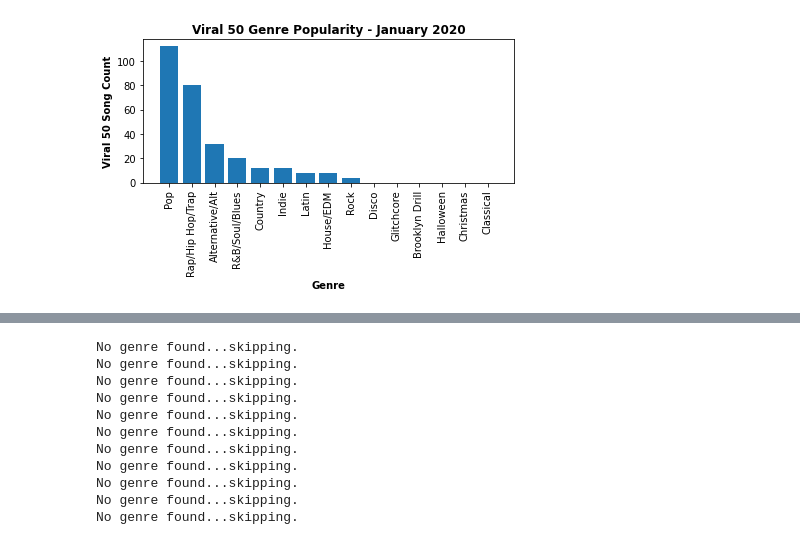
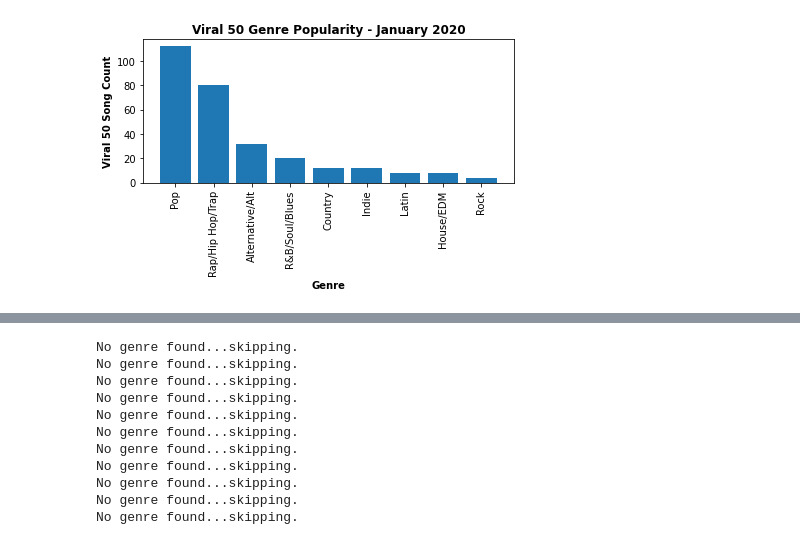
Before and after one commit to Teablee/project-one, a Jupyter notebook: royster.ipynb, the cells around one changed output, grey strips where cells are left out. Saved outputs shown, nothing was run; the diff lists cells and outputs as text; code cells hidden in the pictures.

Commit message:
removed 0 values in viral 50 indiv bar plots

```diff
--- a/royster.ipynb
+++ b/royster.ipynb
@@ -104,6 +105,8 @@ No genre found...skipping.
 | 3 | 4 | GOODMORNINGTOKYO! | TOKYO’S REVENGE | https://open.spotify.com/track/0Q... | viral-us-weekly-2020-01-09--2020-... | January | 2 | Viral 50 | 2020-01-09 | 1McMsnEElThX1knmY4oliG | ... |
 | 4 | 5 | Kraazy | Likybo | https://open.spotify.com/track/3s... | viral-us-weekly-2020-01-09--2020-... | January | 2 | Viral 50 | 2020-01-09 | 5TbLOwv8BNnik3f03NZJlt | ... |
 # %%
+# consolidate genres for jan viral 50
+
 jan_genre_data_50 = {
     'Genre': ['Rap/Hip Hop/Trap', 'R&B/Soul/Blues',  'Pop', 'Rock', 'Country', 'Latin', 'Disco', 'Indie', 'House/EDM', 'Alternative/Alt', 'Glitchcore', 'Brooklyn Drill', 'Halloween', 'Christmas', 'Classical'],
 
@@ -111,7 +114,14 @@ jan_genre_data_50 = {
 }
 
+# create new dataframe
 jan_genre_df = pd.DataFrame(jan_genre_data_50)
-jan_genre_df
+
+# drop genres with zero counts
+zero_counts = jan_genre_df[jan_genre_df['Count'] == 0].index
+jan_genre_nozero_df = jan_genre_df.drop(zero_counts)
+
+# show dataframe
+jan_genre_nozero_df
 # %% [output]
 |  | Genre | Count |
 | 0 | Rap/Hip Hop/Trap | 80 |
@@ -132,21 +136,25 @@ jan_genre_df
 # %%
 # create bar chart of viral 50 genre popularity - jan 2020
-jan_genre_df_sort = jan_genre_df.sort_values('Count', ascending=False)
 
+# sort values by count of viral song genre
+jan_genre_df_sort = jan_genre_nozero_df.sort_values('Count', ascending=False)
+
+#set x and y axis values
 x = jan_genre_df_sort['Genre']
 y = jan_genre_df_sort['Count']
 
+# plot the bar chart
 plt.bar(x, y)
 plt.xticks(rotation=90, horizontalalignment='center')
 plt.xlabel('Genre', weight='bold')
 plt.ylabel('Viral 50 Song Count', weight='bold')
 plt.title('Viral 50 Genre Popularity - January 2020', weight='bold')
 plt.savefig('/Users/amber/Desktop/GitHub/project-one/Images/viral_50_jan_genres.png',
             bbox_inches='tight',
             pad_inches=.25,
             facecolor='white',
             orientation='landscape')
 plt.tight_layout()
 plt.show()
 # %% [output]
-[figure, old version]
+[figure, new version]
```
Also changed, not shown: parts of 5 cells of this notebook, 2 other files.
